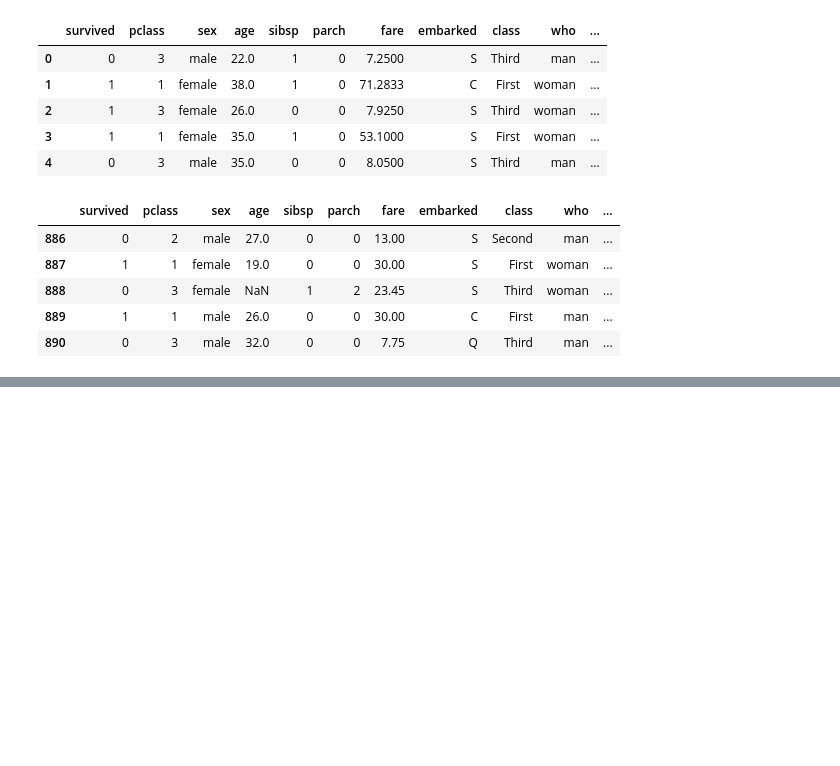
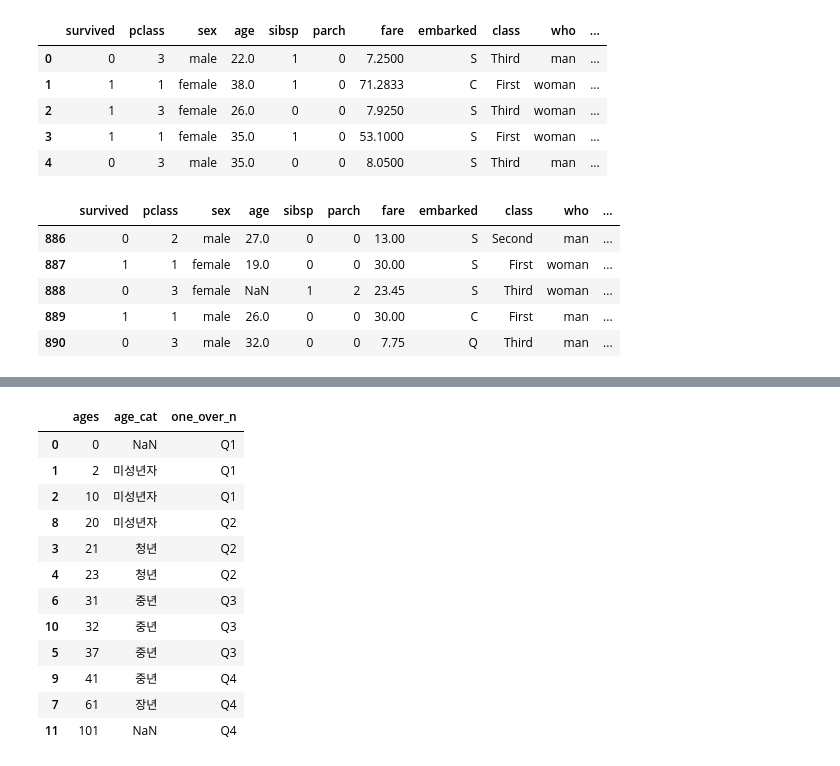
Before and after one commit to ssmpet/DataAnalysis_Lecture-2023.04, a Jupyter notebook: 02.Pandas/05.데이터조작.ipynb, the cells around one changed output, grey strips where cells are left out. Drawn from its saved outputs; the diff is of its cells as text; code cells hidden in the pictures; blank space fills up the shorter version.

```diff
--- a/02.Pandas/05.데이터조작.ipynb
+++ b/02.Pandas/05.데이터조작.ipynb
@@ -390,0 +608,16 @@ titanic.tail()
+# %%
+df5.sort_values('ages')
+# %% [output]
+|  | ages | age_cat | one_over_n |
+| 0 | 0 | NaN | Q1 |
+| 1 | 2 | 미성년자 | Q1 |
+| 2 | 10 | 미성년자 | Q1 |
+| 8 | 20 | 미성년자 | Q2 |
+| 3 | 21 | 청년 | Q2 |
+| 4 | 23 | 청년 | Q2 |
+| 6 | 31 | 중년 | Q3 |
+| 10 | 32 | 중년 | Q3 |
+| 5 | 37 | 중년 | Q3 |
+| 9 | 41 | 중년 | Q4 |
+| 7 | 61 | 장년 | Q4 |
+| 11 | 101 | NaN | Q4 |
```
Also changed, not shown: parts of 41 cells of this notebook, 13 other files.
